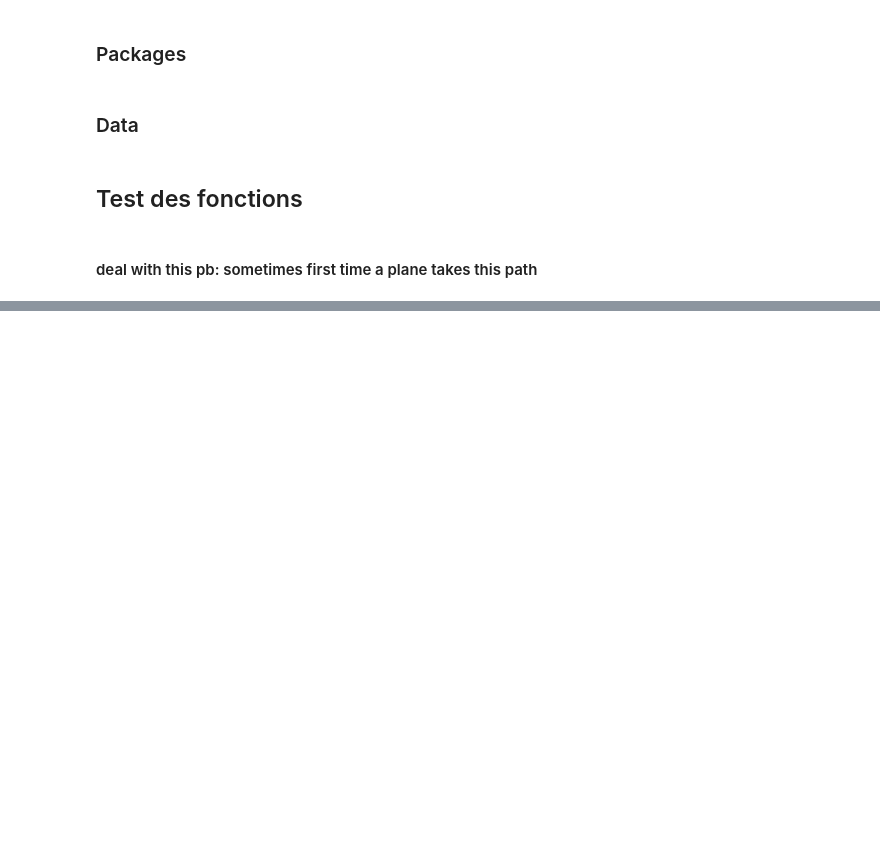
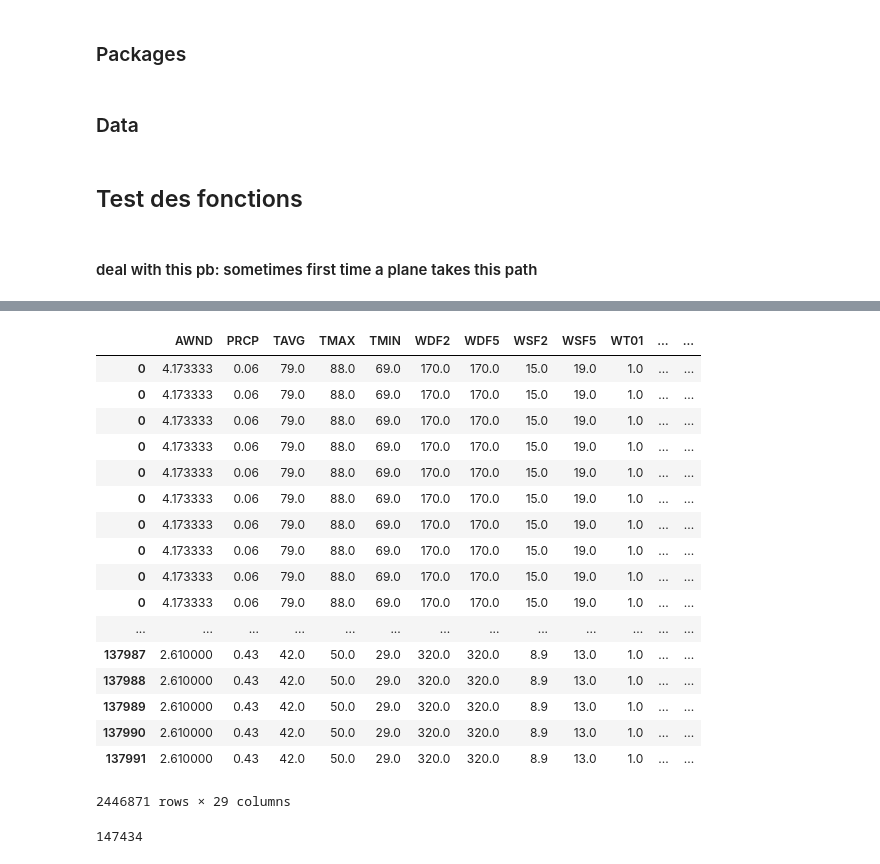
Before and after one commit to arnaudfrn/taxi-time, a Jupyter notebook: Notebook/Test Tristan.ipynb, the cells around one changed output, grey strips where cells are left out. Drawn from its saved outputs; the diff is of its cells as text; code cells hidden in the pictures; blank space fills up the shorter version.

Commit message:
minor changes adn test feature pimpage

```diff
--- a/Notebook/Test Tristan.ipynb
+++ b/Notebook/Test Tristan.ipynb
@@ -196,0 +220,49 @@ df
+# %%
+df_tot = pd.concat([df_train, df_test])
+# %%
+df_target = create_target(df_tot)
+# %%
+col_numerical = ['AWND', 'PRCP', 'TAVG', 'TMAX', 'TMIN','WDF2', 'WDF5', 'WSF2', 'WSF5', 'WT01', 'WT02', 'WT03', 'WT08',
+                'nb of planes in movement in the plane',
+                'rolling average same runway',
+                 'rolling average same stand',
+                 'rolling average same runway & same stand', 'TESTING']
+col_dummies = ['SnowProxi']
+col_to_drop=[ 'flight','sto', 'aldt', 'eibt','aibt',
+       'cibt', 'chocks_on', 'Manufacturer','Physical Class (Engine)',
+       '# Engines',
+       'Wingtip Configuration',
+       'Tail Height, ft\n(@ OEW)', 'Wheelbase, ft',
+       'Cockpit to Main Gear (CMG)', 'MGW\n(Outer to Outer)',
+       'Max Ramp\nMax Taxi', 'Main Gear Config', 'ICAO Code', 'Years Manufactured', 'Note',
+       'Parking Area (WS x Length), sf','Model','MTOW','Wingspan, ft', 'Length, ft','Approach Speed\n(Vref)',
+       'target']
+col_to_target_encode=['stand','carrier', 'acType','runway','ATCT Weight Class','Wake Category','AAC', 'ADG', 'TDG']
+# %%
+df_tot1 = features_pimpage(df_tot,col_numerical,col_to_drop,col_dummies, col_to_target_encode,df_target,
+                           path_feature ="Feature_congestion_movement_tot.pkl" ,CatBoost=False)
+# %%
+df_tot1[0]
+# %% [output]
+|  | AWND | PRCP | TAVG | TMAX | TMIN | WDF2 | WDF5 | WSF2 | WSF5 | WT01 | ... | ... |
+| 0 | 4.173333 | 0.06 | 79.0 | 88.0 | 69.0 | 170.0 | 170.0 | 15.0 | 19.0 | 1.0 | ... | ... |
+| 0 | 4.173333 | 0.06 | 79.0 | 88.0 | 69.0 | 170.0 | 170.0 | 15.0 | 19.0 | 1.0 | ... | ... |
+| 0 | 4.173333 | 0.06 | 79.0 | 88.0 | 69.0 | 170.0 | 170.0 | 15.0 | 19.0 | 1.0 | ... | ... |
+| 0 | 4.173333 | 0.06 | 79.0 | 88.0 | 69.0 | 170.0 | 170.0 | 15.0 | 19.0 | 1.0 | ... | ... |
+| 0 | 4.173333 | 0.06 | 79.0 | 88.0 | 69.0 | 170.0 | 170.0 | 15.0 | 19.0 | 1.0 | ... | ... |
+| 0 | 4.173333 | 0.06 | 79.0 | 88.0 | 69.0 | 170.0 | 170.0 | 15.0 | 19.0 | 1.0 | ... | ... |
+| 0 | 4.173333 | 0.06 | 79.0 | 88.0 | 69.0 | 170.0 | 170.0 | 15.0 | 19.0 | 1.0 | ... | ... |
+| 0 | 4.173333 | 0.06 | 79.0 | 88.0 | 69.0 | 170.0 | 170.0 | 15.0 | 19.0 | 1.0 | ... | ... |
+| 0 | 4.173333 | 0.06 | 79.0 | 88.0 | 69.0 | 170.0 | 170.0 | 15.0 | 19.0 | 1.0 | ... | ... |
+| 0 | 4.173333 | 0.06 | 79.0 | 88.0 | 69.0 | 170.0 | 170.0 | 15.0 | 19.0 | 1.0 | ... | ... |
+| ... | ... | ... | ... | ... | ... | ... | ... | ... | ... | ... | ... | ... |
+| 137987 | 2.610000 | 0.43 | 42.0 | 50.0 | 29.0 | 320.0 | 320.0 | 8.9 | 13.0 | 1.0 | ... | ... |
+| 137988 | 2.610000 | 0.43 | 42.0 | 50.0 | 29.0 | 320.0 | 320.0 | 8.9 | 13.0 | 1.0 | ... | ... |
+| 137989 | 2.610000 | 0.43 | 42.0 | 50.0 | 29.0 | 320.0 | 320.0 | 8.9 | 13.0 | 1.0 | ... | ... |
+| 137990 | 2.610000 | 0.43 | 42.0 | 50.0 | 29.0 | 320.0 | 320.0 | 8.9 | 13.0 | 1.0 | ... | ... |
+| 137991 | 2.610000 | 0.43 | 42.0 | 50.0 | 29.0 | 320.0 | 320.0 | 8.9 | 13.0 | 1.0 | ... | ... |
+2446871 rows × 29 columns
+# %%
+len(df_tot)
+# %% [output]
+147434
```
Also changed, not shown: parts of 5 cells of this notebook, 1 other file.
